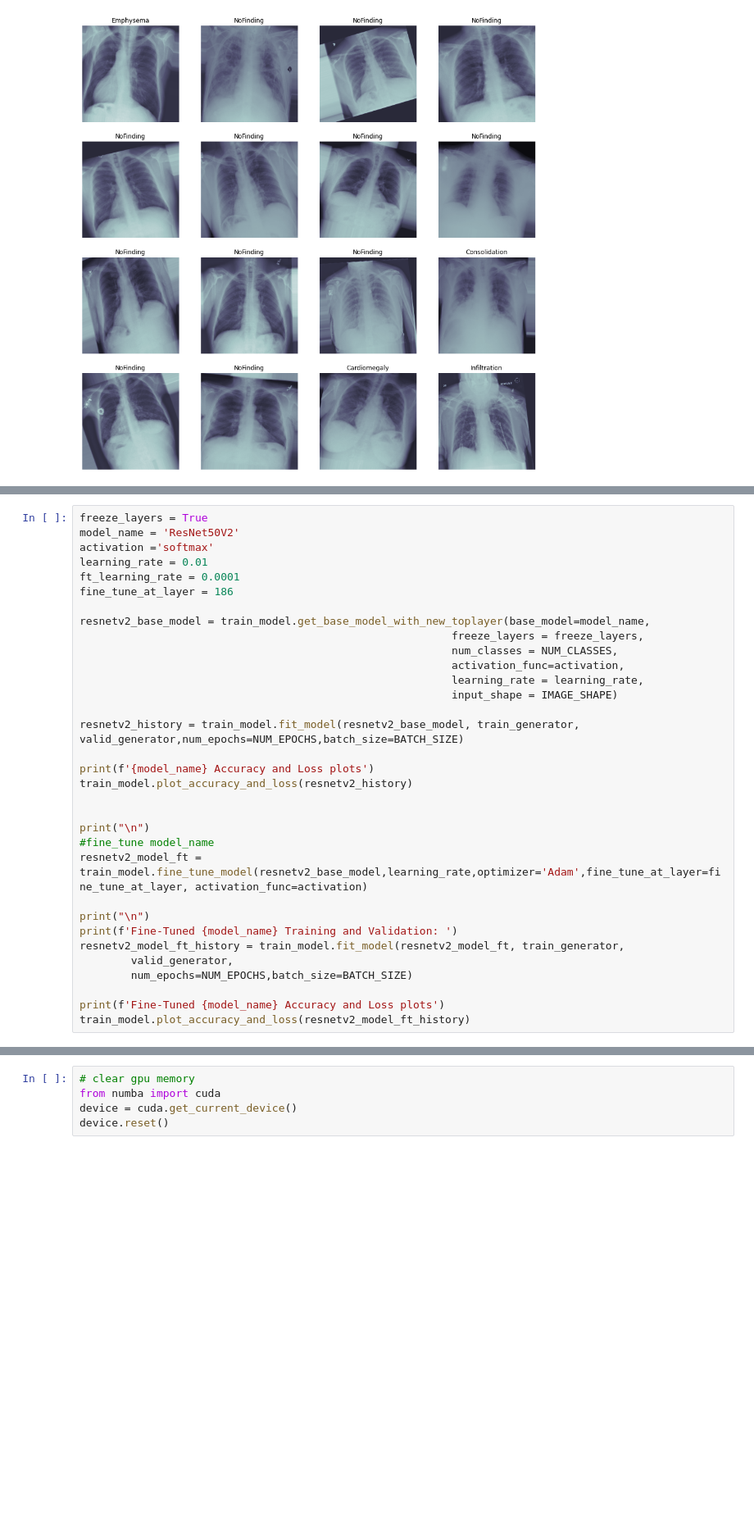
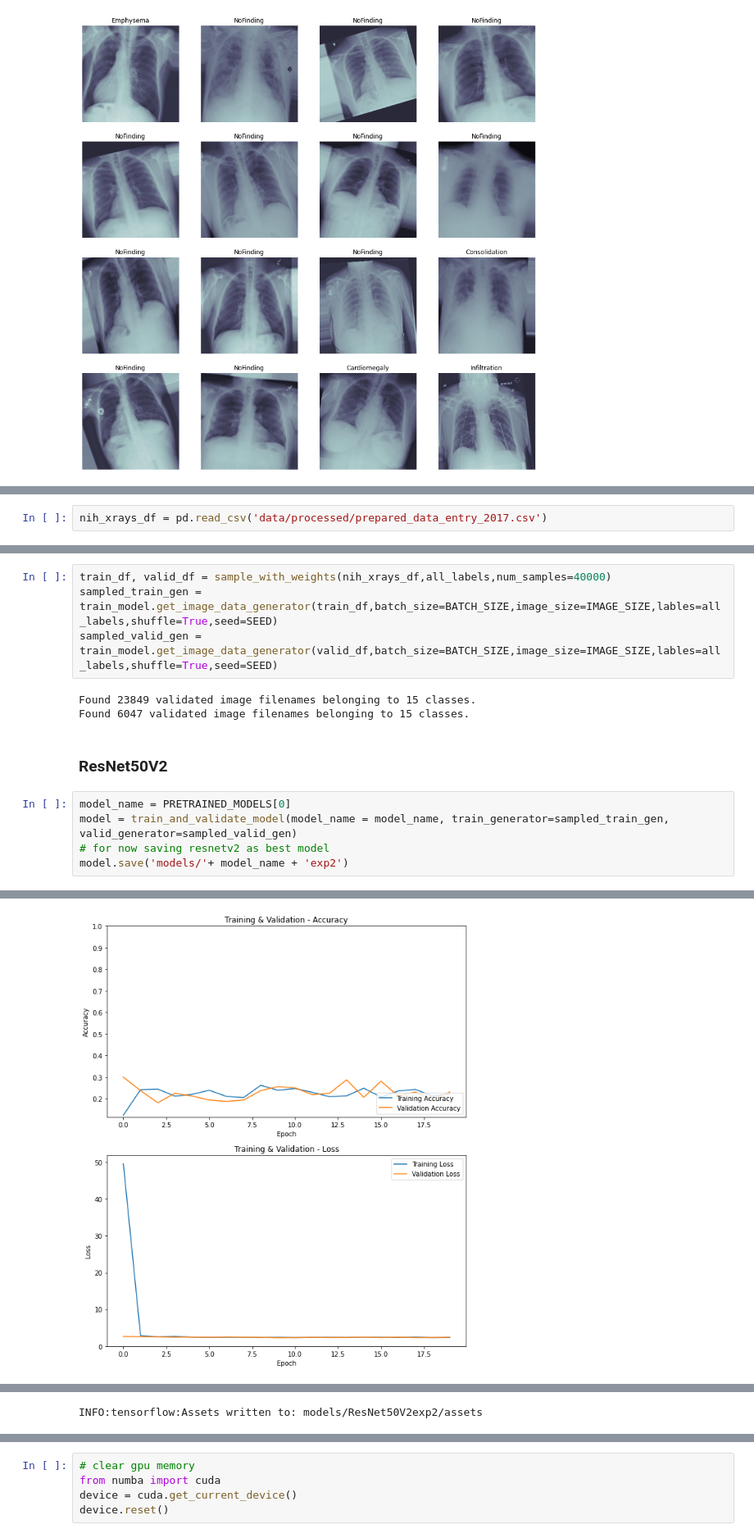
Before and after one commit to jayhombal/covid19-image-detection, a Jupyter notebook: notebooks/COVID-19-Image-Classification-phase1.ipynb, the cells around one changed output, grey strips where cells are left out. Shown: that part at 82% size. Drawn from its saved outputs; the diff is of its cells as text; blank space fills up the shorter version.

```diff
--- a/notebooks/COVID-19-Image-Classification-phase1.ipynb
+++ b/notebooks/COVID-19-Image-Classification-phase1.ipynb
@@ -173,33 +165,0 @@ for (c_x, c_y, c_ax) in zip(t_x, t_y, m_axs.flatten()):
-# %%
-freeze_layers = True
-model_name = 'ResNet50V2'
-activation ='softmax'
-learning_rate = 0.01
-ft_learning_rate = 0.0001
-fine_tune_at_layer = 186
-
-resnetv2_base_model = train_model.get_base_model_with_new_toplayer(base_model=model_name,
-                                                          freeze_layers = freeze_layers,
-                                                          num_classes = NUM_CLASSES,
-                                                          activation_func=activation,
-                                                          learning_rate = learning_rate,
-                                                          input_shape = IMAGE_SHAPE)
-
-resnetv2_history = train_model.fit_model(resnetv2_base_model, train_generator, valid_generator,num_epochs=NUM_EPOCHS,batch_size=BATCH_SIZE)
-
-print(f'{model_name} Accuracy and Loss plots')
-train_model.plot_accuracy_and_loss(resnetv2_history)
-
-
-print("\n")
-#fine_tune model_name
-resnetv2_model_ft = train_model.fine_tune_model(resnetv2_base_model,learning_rate,optimizer='Adam',fine_tune_at_layer=fine_tune_at_layer, activation_func=activation)
-
-print("\n")
-print(f'Fine-Tuned {model_name} Training and Validation: ')
-resnetv2_model_ft_history = train_model.fit_model(resnetv2_model_ft, train_generator,
-        valid_generator,
-        num_epochs=NUM_EPOCHS,batch_size=BATCH_SIZE)
-
-print(f'Fine-Tuned {model_name} Accuracy and Loss plots')
-train_model.plot_accuracy_and_loss(resnetv2_model_ft_history)
@@ -247,0 +238,2 @@ INFO:tensorflow:Assets written to: ../models/my-model/assets
+# %%
+nih_xrays_df = pd.read_csv('data/processed/prepared_data_entry_2017.csv')
@@ -247,0 +284,15 @@ INFO:tensorflow:Assets written to: ../models/my-model/assets
+# %%
+train_df, valid_df = sample_with_weights(nih_xrays_df,all_labels,num_samples=40000)
+sampled_train_gen = train_model.get_image_data_generator(train_df,batch_size=BATCH_SIZE,image_size=IMAGE_SIZE,lables=all_labels,shuffle=True,seed=SEED)
+sampled_valid_gen = train_model.get_image_data_generator(valid_df,batch_size=BATCH_SIZE,image_size=IMAGE_SIZE,lables=all_labels,shuffle=True,seed=SEED)
+# %% [output]
+Found 23849 validated image filenames belonging to 15 classes.
+Found 6047 validated image filenames belonging to 15 classes.
+# %% [markdown]
+### ResNet50V2
+# %%
+model_name = PRETRAINED_MODELS[0]
+model = train_and_validate_model(model_name = model_name, train_generator=sampled_train_gen, valid_generator=sampled_valid_gen)
+# for now saving resnetv2 as best model
+model.save('models/'+ model_name + 'exp2')
+# %% [output]
@@ -247,0 +316 @@ INFO:tensorflow:Assets written to: ../models/my-model/assets
+[figure, added]
@@ -248 +335,2 @@ INFO:tensorflow:Assets written to: ../models/my-model/assets
+INFO:tensorflow:Assets written to: models/ResNet50V2exp2/assets
 # %% [markdown]
```
Also changed, not shown: parts of 50 cells of this notebook, 7 other files.
